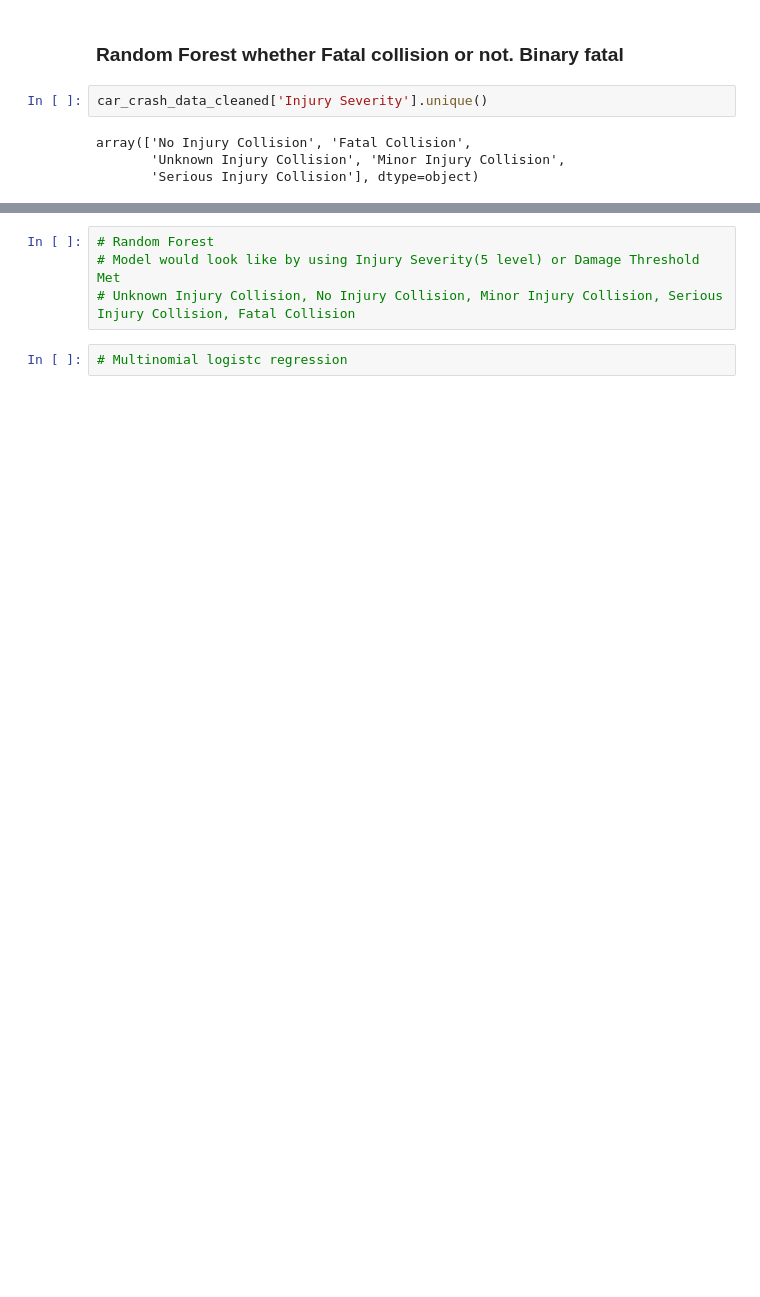
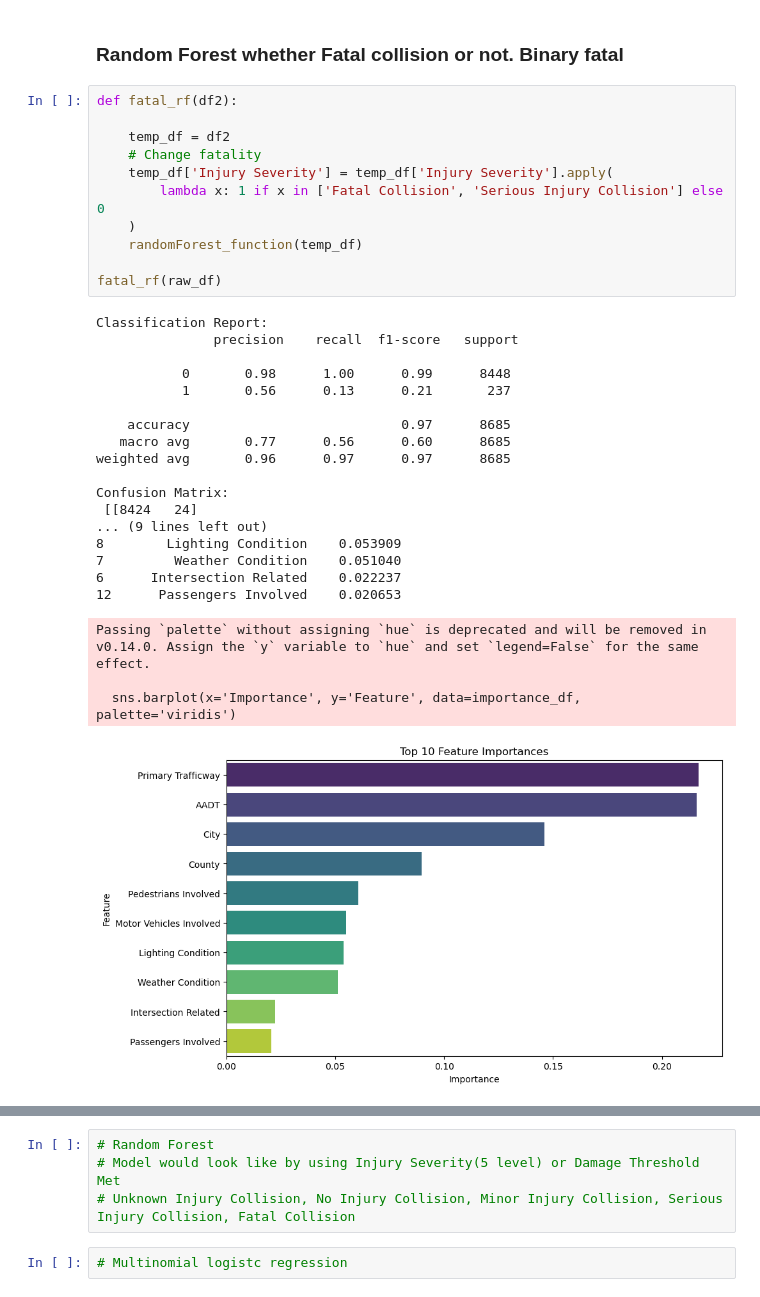
Before and after one commit to anasfathul/ECON481_FinalProject, a Jupyter notebook: AnasFathul_Analysis.ipynb, the cells around one changed output, grey strips where cells are left out. Cells and saved outputs as stored; diff of their text form; blank space fills up the shorter version.

```diff
--- a/AnasFathul_Analysis.ipynb
+++ b/AnasFathul_Analysis.ipynb
@@ -167,8 +257,35 @@ Passing `palette` without assigning `hue` is deprecated and will be removed in v
 # %% [markdown]
 ### Random Forest whether Fatal collision or not. Binary fatal
 # %%
-car_crash_data_cleaned['Injury Severity'].unique()
+def fatal_rf(df2):
+
+    temp_df = df2
+    # Change fatality
+    temp_df['Injury Severity'] = temp_df['Injury Severity'].apply(
+        lambda x: 1 if x in ['Fatal Collision', 'Serious Injury Collision'] else 0
+    )
+    randomForest_function(temp_df)
+
+fatal_rf(raw_df)
 # %% [output]
-array(['No Injury Collision', 'Fatal Collision',
-       'Unknown Injury Collision', 'Minor Injury Collision',
-       'Serious Injury Collision'], dtype=object)
+Classification Report:
+               precision    recall  f1-score   support
+
+           0       0.98      1.00      0.99      8448
+           1       0.56      0.13      0.21       237
+
+    accuracy                           0.97      8685
+   macro avg       0.77      0.56      0.60      8685
+weighted avg       0.96      0.97      0.97      8685
+
+Confusion Matrix:
+ [[8424   24]
+... (9 lines left out)
+8        Lighting Condition    0.053909
+7         Weather Condition    0.051040
+6      Intersection Related    0.022237
+12      Passengers Involved    0.020653
+Passing `palette` without assigning `hue` is deprecated and will be removed in v0.14.0. Assign the `y` variable to `hue` and set `legend=False` for the same effect.
+
+  sns.barplot(x='Importance', y='Feature', data=importance_df, palette='viridis')
+[figure, added]
```
Also changed, not shown: parts of 33 cells of this notebook, 1 other file.
